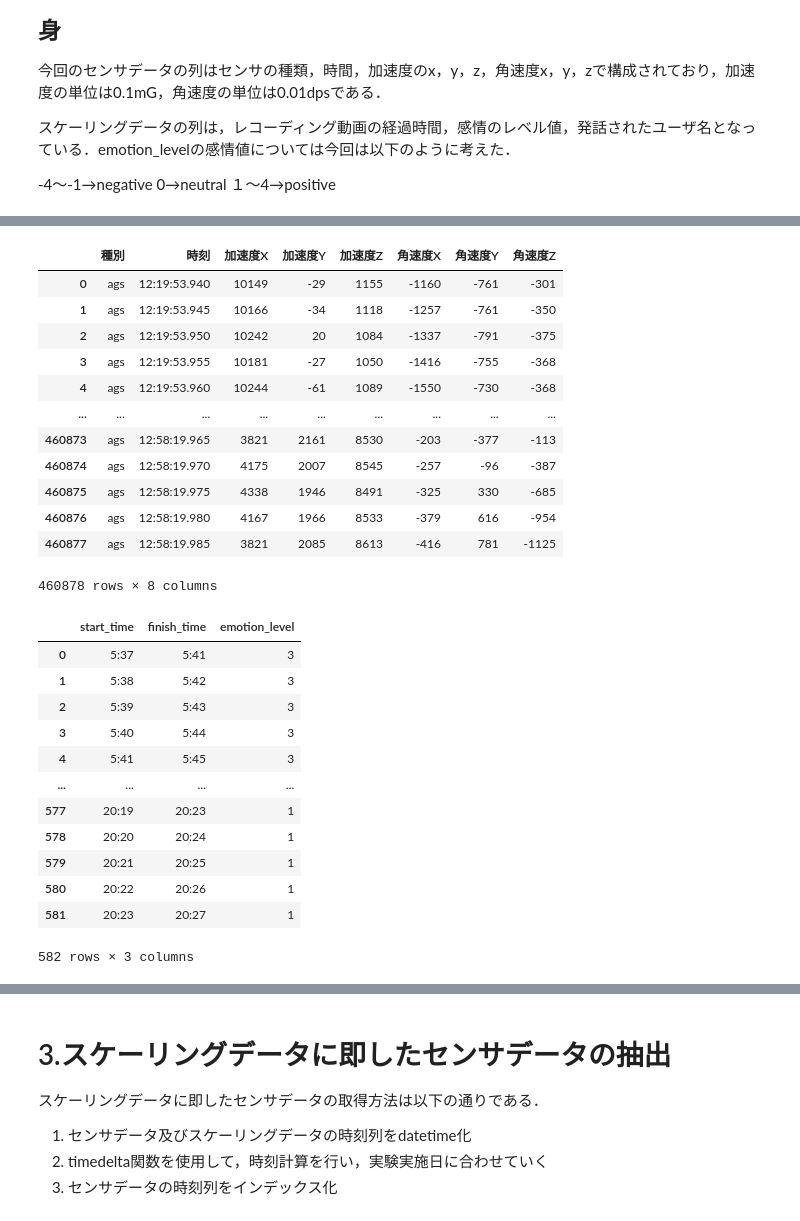
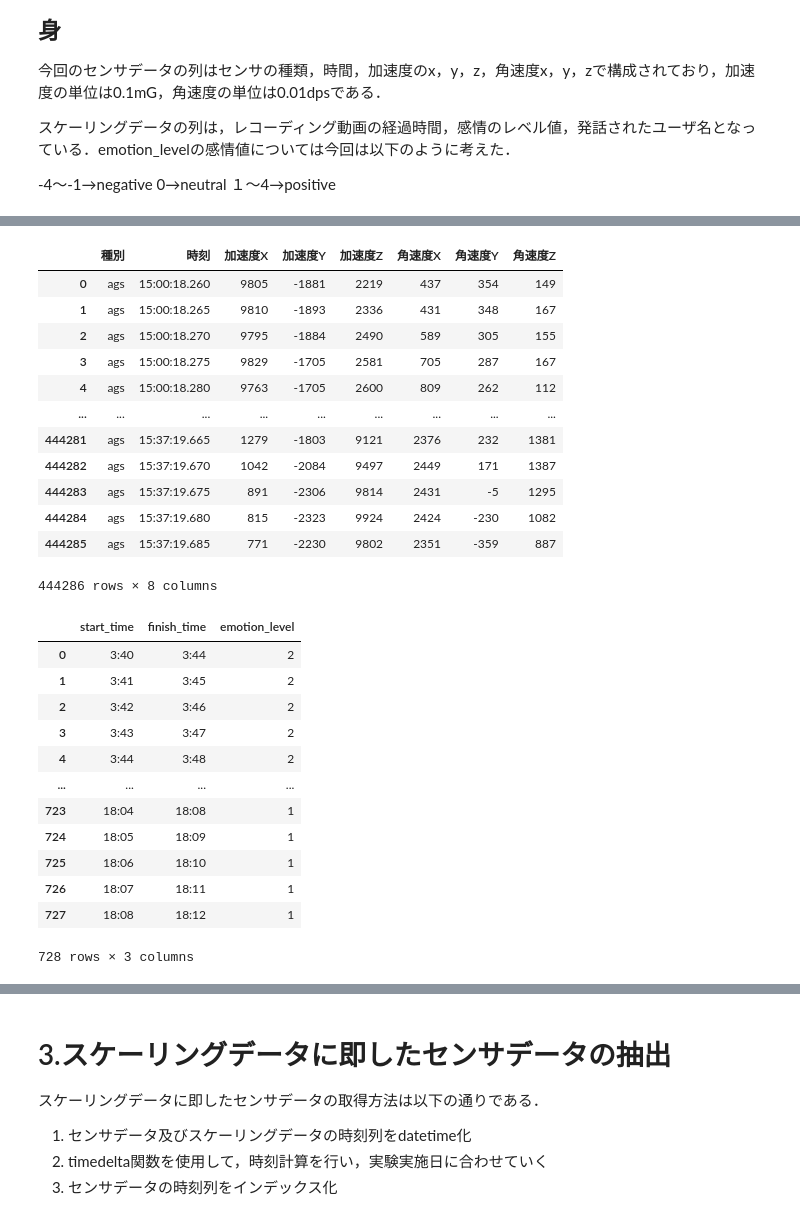
Before and after one commit to aki-1125/exp_gd_20201111, a Jupyter notebook: acc_gyr_gd_20201111_C.ipynb, the cells around one changed output, grey strips where cells are left out. Saved outputs shown, nothing was run; the diff lists cells and outputs as text; code cells hidden in the pictures.

```diff
--- a/acc_gyr_gd_20201111_C.ipynb
+++ b/acc_gyr_gd_20201111_C.ipynb
@@ -75,27 +74,27 @@ def dropna(label):
     a = label.dropna(how='all', axis=1)
     return a
 
-data1_c_label_50 = dropna(data1_c_label_50)
-data1_c_label_60 = dropna(data1_c_label_60)
-data1_c_label_70 = dropna(data1_c_label_70)
-data1_c_label_80 = dropna(data1_c_label_80)
+#data2_c_label_50 = dropna(data2_c_label_50)
+#data2_c_label_60 = dropna(data2_c_label_60)
+#data2_c_label_70 = dropna(data2_c_label_70)
+#data2_c_label_80 = dropna(data2_c_label_80)
 
-# data2_c_label_50 = dropna(data2_c_label_50)
-# data2_c_label_60 = dropna(data2_c_label_60)
-# data2_c_label_70 = dropna(data2_c_label_70)
-# data2_c_label_80 = dropna(data2_c_label_80)
+data2_c_label_50 = dropna(data2_c_label_50)
+data2_c_label_60 = dropna(data2_c_label_60)
+data2_c_label_70 = dropna(data2_c_label_70)
+data2_c_label_80 = dropna(data2_c_label_80)
 # %%
 #欠損値削除
 def dropna(label):
     a = label.dropna(how='all', axis=0)
     return a
 
-data1_c_label_50 = dropna(data1_c_label_50)
-data1_c_label_60 = dropna(data1_c_label_60)
-data1_c_label_70 = dropna(data1_c_label_70)
-data1_c_label_80 = dropna(data1_c_label_80)
+#data2_c_label_50 = dropna(data2_c_label_50)
+#data2_c_label_60 = dropna(data2_c_label_60)
+#data2_c_label_70 = dropna(data2_c_label_70)
+#data2_c_label_80 = dropna(data2_c_label_80)
 
-# data2_c_label_50 = dropna(data2_c_label_50)
-# data2_c_label_60 = dropna(data2_c_label_60)
-# data2_c_label_70 = dropna(data2_c_label_70)
-# data2_c_label_80 = dropna(data2_c_label_80)
+data2_c_label_50 = dropna(data2_c_label_50)
+data2_c_label_60 = dropna(data2_c_label_60)
+data2_c_label_70 = dropna(data2_c_label_70)
+data2_c_label_80 = dropna(data2_c_label_80)
@@ -118,34 +117,34 @@ data1_c_label_50
 # %%
 #生データの確認
-display(data1_c)
-display(data1_c_label_50)
+display(data2_c)
+display(data2_c_label_50)
 # %% [output]
 |  | 種別 | 時刻 | 加速度X | 加速度Y | 加速度Z | 角速度X | 角速度Y | 角速度Z |
-| 0 | ags | 12:19:53.940 | 10149 | -29 | 1155 | -1160 | -761 | -301 |
-| 1 | ags | 12:19:53.945 | 10166 | -34 | 1118 | -1257 | -761 | -350 |
-| 2 | ags | 12:19:53.950 | 10242 | 20 | 1084 | -1337 | -791 | -375 |
-| 3 | ags | 12:19:53.955 | 10181 | -27 | 1050 | -1416 | -755 | -368 |
-| 4 | ags | 12:19:53.960 | 10244 | -61 | 1089 | -1550 | -730 | -368 |
+| 0 | ags | 15:00:18.260 | 9805 | -1881 | 2219 | 437 | 354 | 149 |
+| 1 | ags | 15:00:18.265 | 9810 | -1893 | 2336 | 431 | 348 | 167 |
+| 2 | ags | 15:00:18.270 | 9795 | -1884 | 2490 | 589 | 305 | 155 |
+| 3 | ags | 15:00:18.275 | 9829 | -1705 | 2581 | 705 | 287 | 167 |
+| 4 | ags | 15:00:18.280 | 9763 | -1705 | 2600 | 809 | 262 | 112 |
 | ... | ... | ... | ... | ... | ... | ... | ... | ... |
-| 460873 | ags | 12:58:19.965 | 3821 | 2161 | 8530 | -203 | -377 | -113 |
-| 460874 | ags | 12:58:19.970 | 4175 | 2007 | 8545 | -257 | -96 | -387 |
-| 460875 | ags | 12:58:19.975 | 4338 | 1946 | 8491 | -325 | 330 | -685 |
-| 460876 | ags | 12:58:19.980 | 4167 | 1966 | 8533 | -379 | 616 | -954 |
-| 460877 | ags | 12:58:19.985 | 3821 | 2085 | 8613 | -416 | 781 | -1125 |
+| 444281 | ags | 15:37:19.665 | 1279 | -1803 | 9121 | 2376 | 232 | 1381 |
+| 444282 | ags | 15:37:19.670 | 1042 | -2084 | 9497 | 2449 | 171 | 1387 |
+| 444283 | ags | 15:37:19.675 | 891 | -2306 | 9814 | 2431 | -5 | 1295 |
+| 444284 | ags | 15:37:19.680 | 815 | -2323 | 9924 | 2424 | -230 | 1082 |
+| 444285 | ags | 15:37:19.685 | 771 | -2230 | 9802 | 2351 | -359 | 887 |
-460878 rows × 8 columns
+444286 rows × 8 columns
 |  | start_time | finish_time | emotion_level |
-| 0 | 5:37 | 5:41 | 3 |
-| 1 | 5:38 | 5:42 | 3 |
-| 2 | 5:39 | 5:43 | 3 |
-| 3 | 5:40 | 5:44 | 3 |
-| 4 | 5:41 | 5:45 | 3 |
+| 0 | 3:40 | 3:44 | 2 |
+| 1 | 3:41 | 3:45 | 2 |
+| 2 | 3:42 | 3:46 | 2 |
+| 3 | 3:43 | 3:47 | 2 |
+| 4 | 3:44 | 3:48 | 2 |
 | ... | ... | ... | ... |
-| 577 | 20:19 | 20:23 | 1 |
-| 578 | 20:20 | 20:24 | 1 |
-| 579 | 20:21 | 20:25 | 1 |
-| 580 | 20:22 | 20:26 | 1 |
-| 581 | 20:23 | 20:27 | 1 |
+| 723 | 18:04 | 18:08 | 1 |
+| 724 | 18:05 | 18:09 | 1 |
+| 725 | 18:06 | 18:10 | 1 |
+| 726 | 18:07 | 18:11 | 1 |
+| 727 | 18:08 | 18:12 | 1 |
-582 rows × 3 columns
+728 rows × 3 columns
 # %%
 #合成加速度と合成角速度の算出
 def norm_order(sensor_data):
```
Also changed, not shown: parts of 64 cells of this notebook, 1 other file.
